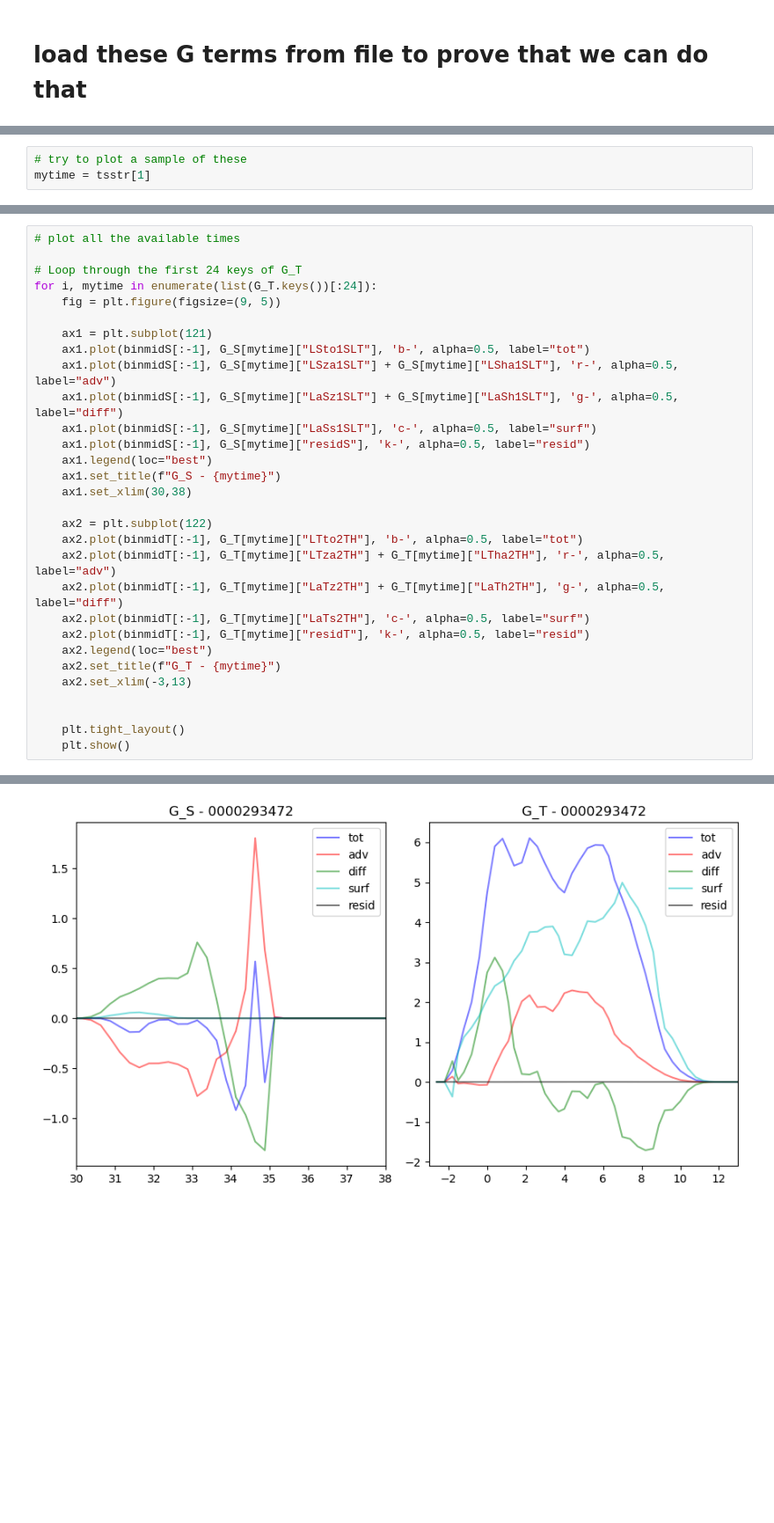
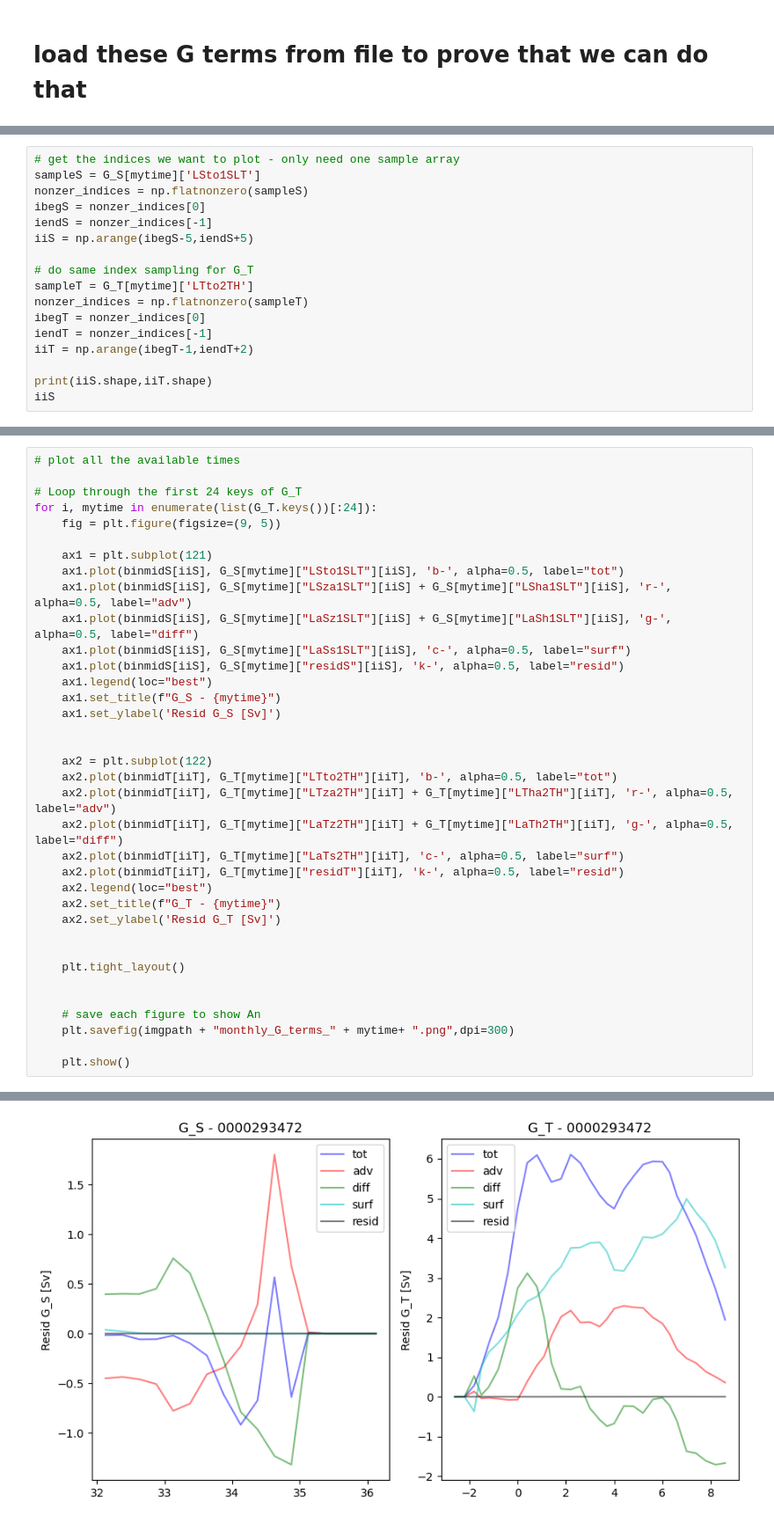
Before and after one commit to margaretmurakami/crios_backups, a Jupyter notebook: ASTE_270/Pemberton_BarentsSpaper/Layers/lookatlayers_TS.ipynb, the cells around one changed output, grey strips where cells are left out. Shown at 88% size. Cells and saved outputs as stored; diff of their text form; blank space fills up the shorter version.

```diff
--- a/ASTE_270/Pemberton_BarentsSpaper/Layers/lookatlayers_TS.ipynb
+++ b/ASTE_270/Pemberton_BarentsSpaper/Layers/lookatlayers_TS.ipynb
@@ -567,3 +522,0 @@ G_S
-# %%
-# try to plot a sample of these
-mytime = tsstr[1]
@@ -615,0 +523,17 @@ Text(0.5, 1.0, 'G_T')
+# %%
+# get the indices we want to plot - only need one sample array
+sampleS = G_S[mytime]['LSto1SLT']
+nonzer_indices = np.flatnonzero(sampleS)
+ibegS = nonzer_indices[0]
+iendS = nonzer_indices[-1]
+iiS = np.arange(ibegS-5,iendS+5)
+
+# do same index sampling for G_T
+sampleT = G_T[mytime]['LTto2TH']
+nonzer_indices = np.flatnonzero(sampleT)
+ibegT = nonzer_indices[0]
+iendT = nonzer_indices[-1]
+iiT = np.arange(ibegT-1,iendT+2)
+
+print(iiS.shape,iiT.shape)
+iiS
@@ -621,26 +548,32 @@ for i, mytime in enumerate(list(G_T.keys())[:24]):
     fig = plt.figure(figsize=(9, 5))
 
     ax1 = plt.subplot(121)
-    ax1.plot(binmidS[:-1], G_S[mytime]["LSto1SLT"], 'b-', alpha=0.5, label="tot")
-    ax1.plot(binmidS[:-1], G_S[mytime]["LSza1SLT"] + G_S[mytime]["LSha1SLT"], 'r-', alpha=0.5, label="adv")
-    ax1.plot(binmidS[:-1], G_S[mytime]["LaSz1SLT"] + G_S[mytime]["LaSh1SLT"], 'g-', alpha=0.5, label="diff")
-    ax1.plot(binmidS[:-1], G_S[mytime]["LaSs1SLT"], 'c-', alpha=0.5, label="surf")
-    ax1.plot(binmidS[:-1], G_S[mytime]["residS"], 'k-', alpha=0.5, label="resid")
+    ax1.plot(binmidS[iiS], G_S[mytime]["LSto1SLT"][iiS], 'b-', alpha=0.5, label="tot")
+    ax1.plot(binmidS[iiS], G_S[mytime]["LSza1SLT"][iiS] + G_S[mytime]["LSha1SLT"][iiS], 'r-', alpha=0.5, label="adv")
+    ax1.plot(binmidS[iiS], G_S[mytime]["LaSz1SLT"][iiS] + G_S[mytime]["LaSh1SLT"][iiS], 'g-', alpha=0.5, label="diff")
+    ax1.plot(binmidS[iiS], G_S[mytime]["LaSs1SLT"][iiS], 'c-', alpha=0.5, label="surf")
+    ax1.plot(binmidS[iiS], G_S[mytime]["residS"][iiS], 'k-', alpha=0.5, label="resid")
     ax1.legend(loc="best")
     ax1.set_title(f"G_S - {mytime}")
-    ax1.set_xlim(30,38)
+    ax1.set_ylabel('Resid G_S [Sv]')
+
 
     ax2 = plt.subplot(122)
-    ax2.plot(binmidT[:-1], G_T[mytime]["LTto2TH"], 'b-', alpha=0.5, label="tot")
-    ax2.plot(binmidT[:-1], G_T[mytime]["LTza2TH"] + G_T[mytime]["LTha2TH"], 'r-', alpha=0.5, label="adv")
-    ax2.plot(binmidT[:-1], G_T[mytime]["LaTz2TH"] + G_T[mytime]["LaTh2TH"], 'g-', alpha=0.5, label="diff")
-    ax2.plot(binmidT[:-1], G_T[mytime]["LaTs2TH"], 'c-', alpha=0.5, label="surf")
-    ax2.plot(binmidT[:-1], G_T[mytime]["residT"], 'k-', alpha=0.5, label="resid")
+    ax2.plot(binmidT[iiT], G_T[mytime]["LTto2TH"][iiT], 'b-', alpha=0.5, label="tot")
+    ax2.plot(binmidT[iiT], G_T[mytime]["LTza2TH"][iiT] + G_T[mytime]["LTha2TH"][iiT], 'r-', alpha=0.5, label="adv")
+    ax2.plot(binmidT[iiT], G_T[mytime]["LaTz2TH"][iiT] + G_T[mytime]["LaTh2TH"][iiT], 'g-', alpha=0.5, label="diff")
+    ax2.plot(binmidT[iiT], G_T[mytime]["LaTs2TH"][iiT], 'c-', alpha=0.5, label="surf")
+    ax2.plot(binmidT[iiT], G_T[mytime]["residT"][iiT], 'k-', alpha=0.5, label="resid")
     ax2.legend(loc="best")
     ax2.set_title(f"G_T - {mytime}")
-    ax2.set_xlim(-3,13)
+    ax2.set_ylabel('Resid G_T [Sv]')
 
 
     plt.tight_layout()
+
+
+    # save each figure to show An
+    plt.savefig(imgpath + "monthly_G_terms_" + mytime+ ".png",dpi=300)
+
     plt.show()
 # %% [output]
@@ -653 +586 @@ for i, mytime in enumerate(list(G_T.keys())[:24]):
-[figure, old version]
+[figure, new version]
```
Also changed, not shown: parts of 47 cells of this notebook, 13 other files.
